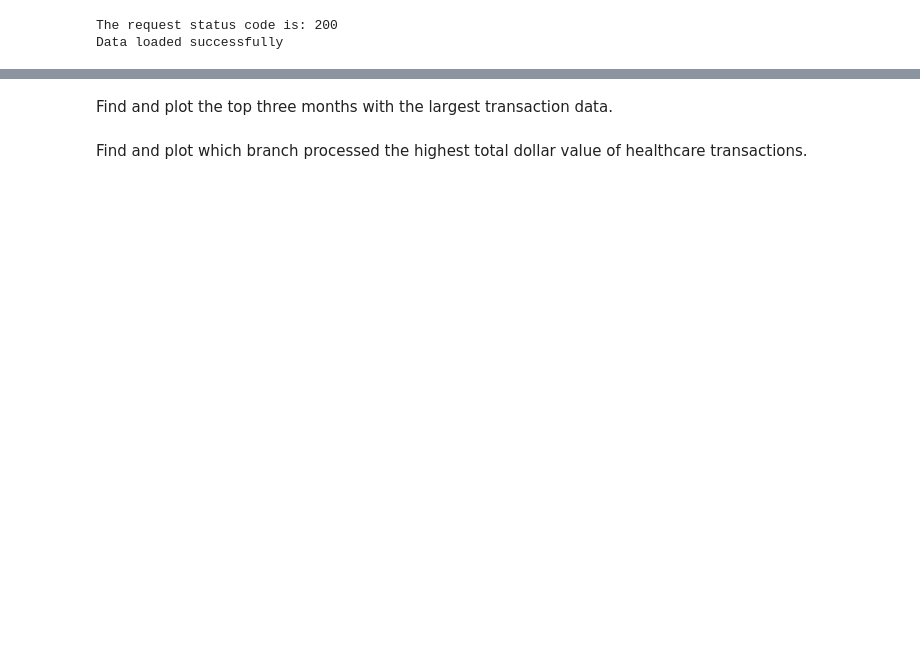
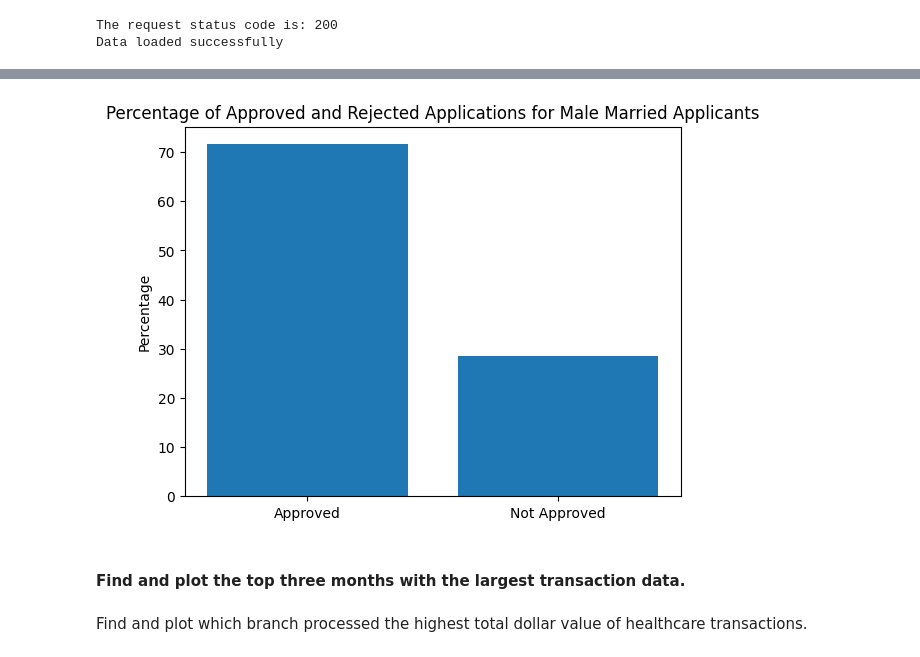
Before and after one commit to andrewrhoden/Data-Engineering---Capstone-Project, a Jupyter notebook: Capstone_Project.ipynb, the cells around one changed output, grey strips where cells are left out. Cells and saved outputs as stored; diff of their text form; code cells hidden in the pictures; blank space fills up the shorter version.

```diff
--- a/Capstone_Project.ipynb
+++ b/Capstone_Project.ipynb
@@ -722,2 +590,19 @@ Plot the percentage of rejection for married male applicants
+# %%
+male_married = loan_df.filter((loan_df["Gender"] == "Male") & (loan_df["Married"] == "Yes"))
+total_male_married = male_married.count()
+approved_male_married = male_married.filter(male_married["Application_Status"] == "Y").count()
+rejected_male_married = male_married.filter(male_married["Application_Status"] == "N").count()
+percentage_approved = approved_male_married / total_male_married * 100
+percentage_rejected = rejected_male_married / total_male_married * 100
+labels = ["Approved", "Not Approved"]
+values = [percentage_approved, percentage_rejected]
+
+fig, ax = plt.subplots()
+ax.bar(labels, values)
+ax.set_title("Percentage of Approved and Rejected Applications for Male Married Applicants")
+ax.set_ylabel("Percentage")
+plt.show()
+# %% [output]
+[figure, added]
 # %% [markdown]
-Find and plot the top three months with the largest transaction data.
+#### Find and plot the top three months with the largest transaction data.
```
Also changed, not shown: parts of 21 cells of this notebook, 3 other files.
